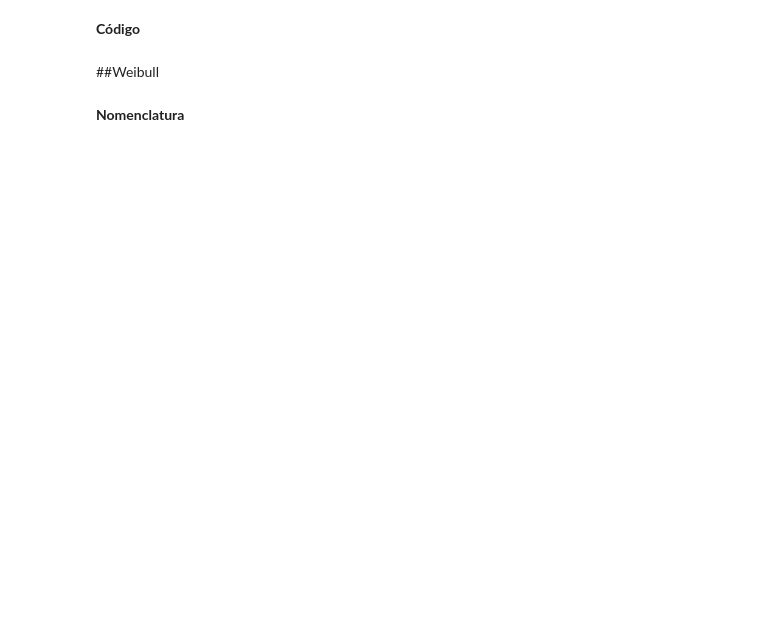
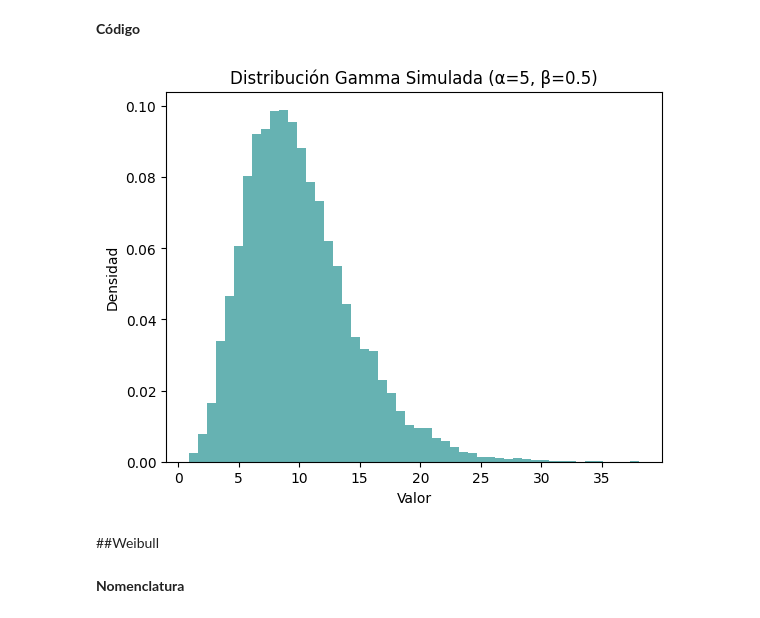
Before and after one commit to JimenezHAnaFer/SIMULACION-1, a Jupyter notebook: Catalogo.ipynb, the cells around one changed output. Drawn from its saved outputs; the diff is of its cells as text; code cells hidden in the pictures; blank space fills up the shorter version.

```diff
--- a/Catalogo.ipynb
+++ b/Catalogo.ipynb
@@ -224,5 +370,38 @@
 # %% [markdown]
 **Código**
+# %%
+import numpy as np
+import matplotlib.pyplot as plt
+from math import log
+
+def generar_gamma_entera(alpha, beta, num_samples=1):
+    samples = []
+
+    for _ in range(num_samples):
+        X = 0.0
+        for _ in range(alpha):  # alpha debe ser entero
+            U = np.random.uniform()
+            E = -log(U) / beta
+            X += E
+        samples.append(X)
+
+    return samples if num_samples > 1 else samples[0]
+
+# Ejemplo de uso
+alpha = 5    # parámetro de forma (debe ser entero)
+beta = 0.5   # parámetro de escala
+
+# Generar 10000 muestras
+muestras = generar_gamma_entera(alpha, beta, 10000)
+
+# Visualización
+plt.hist(muestras, bins=50, density=True, alpha=0.6, color='teal')
+plt.title(f'Distribución Gamma Simulada (α={alpha}, β={beta})')
+plt.xlabel('Valor')
+plt.ylabel('Densidad')
+plt.show()
+# %% [output]
+[figure, added]
 # %% [markdown]
 ##Weibull
 # %% [markdown]
```
Also changed, not shown: parts of 74 cells of this notebook.
